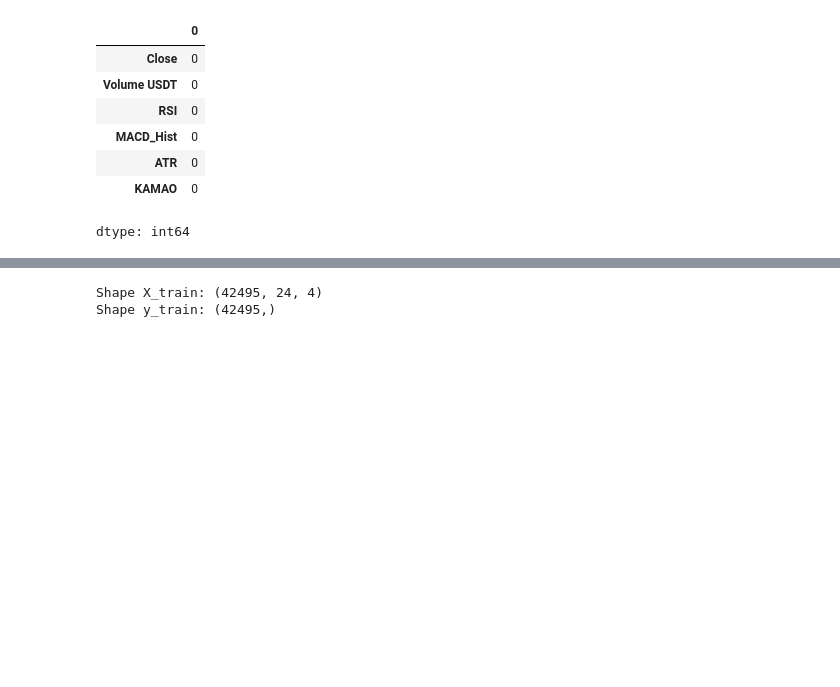
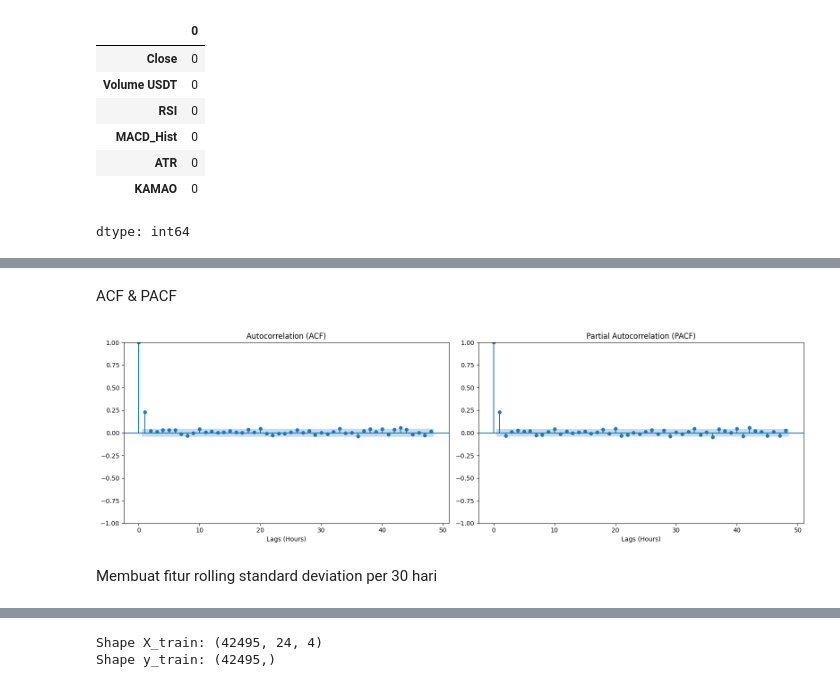
Before and after one commit to mikysetiawan/MachineLearningExpert, a Jupyter notebook: Tugas_Akhir_Timeseries_Forcasting.ipynb, the cells around one changed output, grey strips where cells are left out. Cells and saved outputs as stored; diff of their text form; code cells hidden in the pictures; blank space fills up the shorter version.

```diff
--- a/Tugas_Akhir_Timeseries_Forcasting.ipynb
+++ b/Tugas_Akhir_Timeseries_Forcasting.ipynb
@@ -243,0 +169,28 @@ Test Dataset: 7933 sampel
+# %%
+# Buat DataFrame baru khusus untuk fitur model forecasting
+df_features = pd.DataFrame(index=df_daily.index)
+
+# 1. Transformasi target harga (gunakan Close atau Rolling Mean Anda)
+# Diubah menjadi persentase return harian agar stasioner sempurna
+df_features['Close'] = df_daily['Close'].pct_change()
+
+# 2. Transformasi Volume USDT (Gunakan pct_change karena tidak stasioner)
+df_features['Volume USDT'] = df_daily['Volume USDT'].pct_change()
+
+# 3. Transformasi ATR (Gunakan Log + Diff karena varians tidak konstan)
+df_features['ATR'] = np.log(df_daily['ATR']).diff()
+
+# 4. Kolom yang sudah lolos (Stasioner) langsung dimasukkan tanpa diubah
+df_features['RSI'] = df_daily['RSI']
+df_features['MACD_Hist'] = df_daily['MACD_Hist']
+df_features['KAMAO'] = df_daily['KAMAO']
+
+# Wajib gunakan .dropna() karena efek .diff() dan .pct_change() menyisakan nilai kosong di baris paling awal
+df_features.dropna(inplace=True)
+
+# ---- PEMBUKTIAN ----
+# Mari kita uji ulang apakah DataFrame baru ini sudah 100% stasioner semuanya
+print("=== VERIFIKASI AKHIR DATASET STASIONER ===")
+for col in df_features.columns:
+    print(f"\n===== adf test {col} =====")
+    adf_test(df_features[col])
@@ -243,0 +215,21 @@ Test Dataset: 7933 sampel
+# %% [markdown]
+ACF & PACF
+# %%
+fig, axes = plt.subplots(1, 2, figsize=(16, 5))
+
+# Plot Autocorrelation Function (ACF)
+sm.graphics.tsa.plot_acf(df_features['Close'], lags=48, ax=axes[0])
+axes[0].set_title('Autocorrelation (ACF)')
+axes[0].set_xlabel('Lags (Hours)')
+
+# Plot Partial Autocorrelation Function (PACF)
+sm.graphics.tsa.plot_pacf(df_features['Close'], lags=48, ax=axes[1], method='ywm')
+axes[1].set_title('Partial Autocorrelation (PACF)')
+axes[1].set_xlabel('Lags (Hours)')
+
+plt.tight_layout()
+plt.show()
+# %% [output]
+[figure, added]
+# %% [markdown]
+Membuat fitur rolling standard deviation per 30 hari
```
Also changed, not shown: parts of 17 cells of this notebook.
